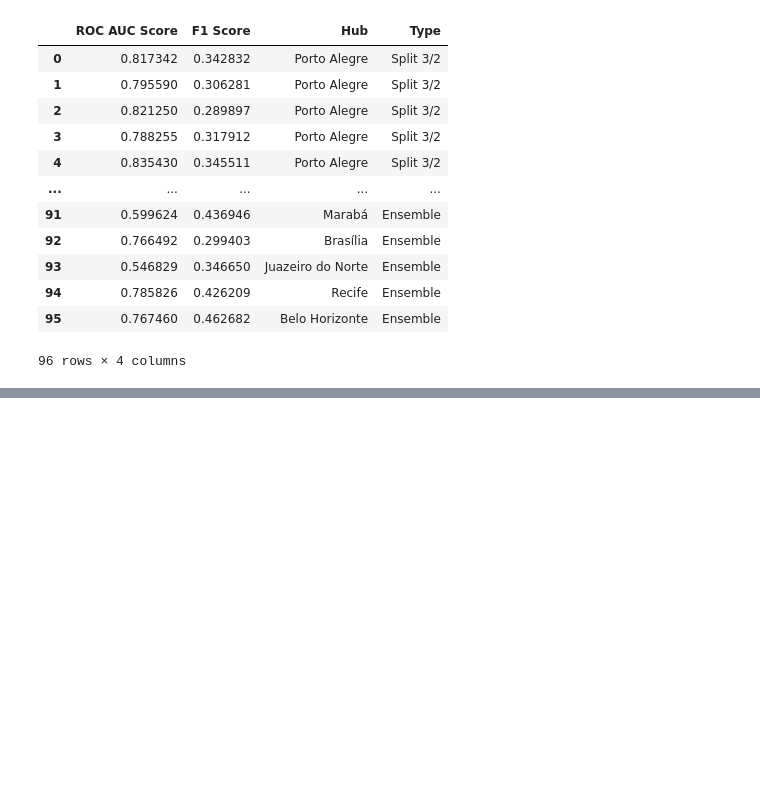
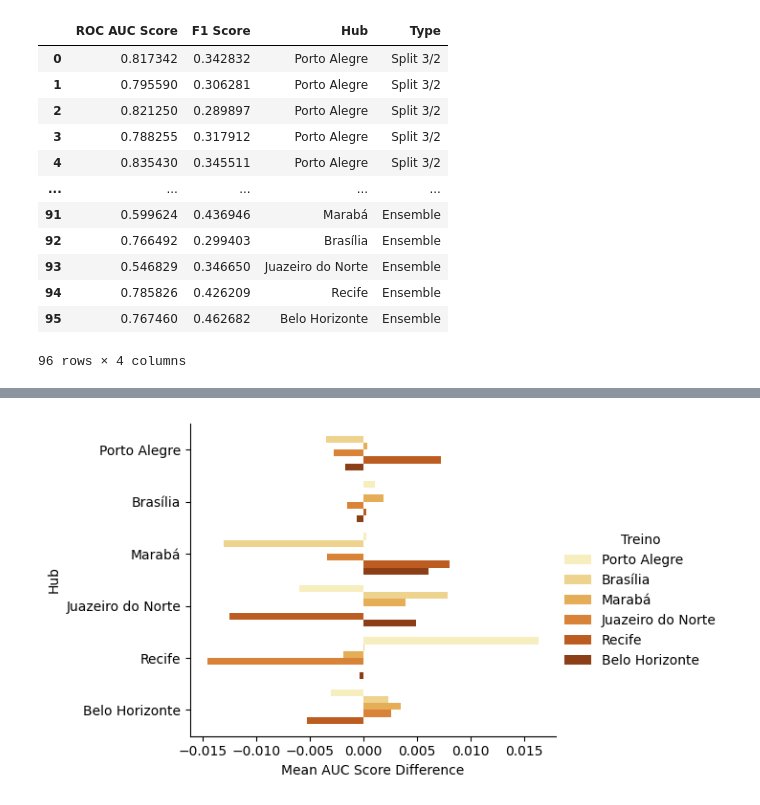
Before and after one commit to CaioRhoden/xai-nui-classification, a Jupyter notebook: notebooks/dataviz/generate_poster_graphs.ipynb, the cells around one changed output, grey strips where cells are left out. Drawn from its saved outputs; the diff is of its cells as text; code cells hidden in the pictures; blank space fills up the shorter version.

```diff
--- a/notebooks/dataviz/generate_poster_graphs.ipynb
+++ b/notebooks/dataviz/generate_poster_graphs.ipynb
@@ -61,0 +62,37 @@ ax = sns.stripplot(x="ROC AUC Score", y="Hub", hue="Type", data=df)
+# %%
+df = df[df['type'] != 'ensemble']
+# df = df[df['type'] != 'xgb_split3_2']
+
+result_list = []
+hubs = ["Porto Alegre", "Brasília", "Marabá", "Juazeiro do Norte", "Recife", "Belo Horizonte"]
+
+for hub in hubs:
+    # Filtering rows where 'Teste' is the hub
+    teste_rows = df[df[hub] == 'Teste']
+
+    # Calculating the mean AUC for 'Teste' rows
+    mean_auc = teste_rows['auc_score'].mean()
+
+    # Appending the results to the new DataFrame
+    result_list.append({'Hub': hub, 'Mean AUC Hub': mean_auc})
+
+
+mean_auc_df = pd.DataFrame(result_list)
+# %%
+for hub1 in hubs:
+    # Iterating through each "Treino" hub for the current "Teste" hub
+    for hub2 in hubs:
+        # Filtering rows where 'Teste' is the hub
+        teste_rows = df[df[hub1] == 'Teste']
+
+        # Filtering rows where 'Treino' is the hub
+        treino_rows = teste_rows[teste_rows[hub2] == 'Treino']
+
+        # Calculating the mean AUC for 'Treino' rows
+        mean_auc = treino_rows['auc_score'].mean()
+
+        # Appending the results to the list
+        result_list.append({'Hub': hub1, 'Treino': hub2, 'Mean AUC': mean_auc})
+
+# Creating a DataFrame from the list of results
+train_hub_df = pd.DataFrame(result_list)
@@ -61,0 +103,4 @@ ax = sns.stripplot(x="ROC AUC Score", y="Hub", hue="Type", data=df)
+# %%
+final_df = train_hub_df.merge(mean_auc_df, on="Hub", how="left").drop(columns=["Mean AUC Hub_x"]).rename(columns={"Mean AUC Hub_y": "Mean AUC Hub"}).dropna()
+final_df["Mean AUC Score Difference"] = final_df["Mean AUC"] - final_df["Mean AUC Hub"]
+final_df = final_df.drop(columns=["Mean AUC", "Mean AUC Hub"])
@@ -61,0 +127,5 @@ ax = sns.stripplot(x="ROC AUC Score", y="Hub", hue="Type", data=df)
+# %%
+sns.color_palette("rocket")
+ax = sns.catplot(x="Mean AUC Score Difference", y="Hub", hue="Treino", hue_order=hubs,data=final_df, palette="YlOrBr", kind="bar", legend_out=True, height=4, aspect=1.5)
+# %% [output]
+[figure, added]
```
Also changed, not shown: parts of 3 cells of this notebook.
